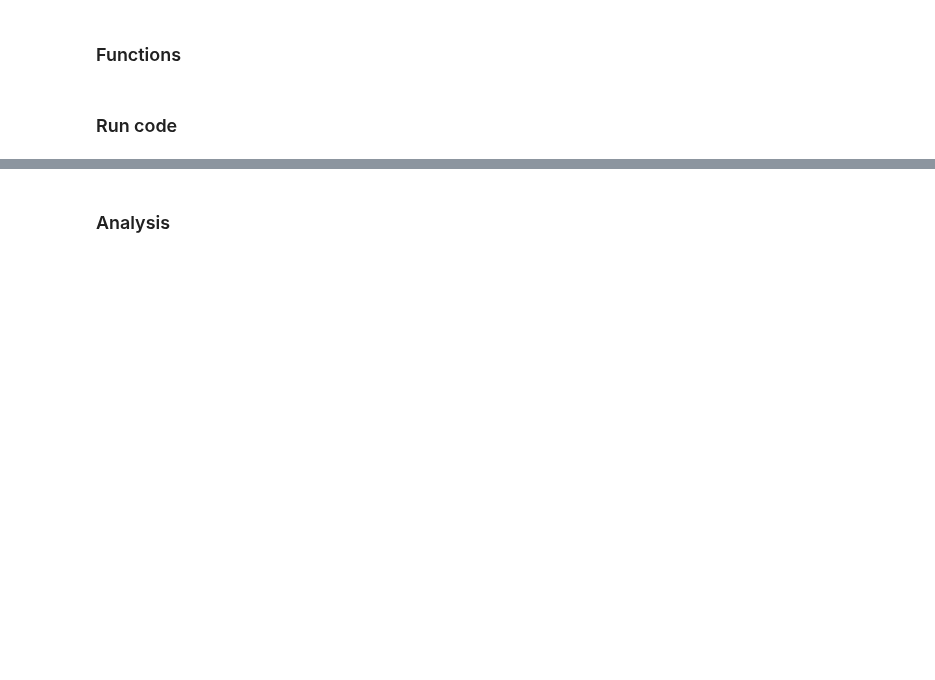
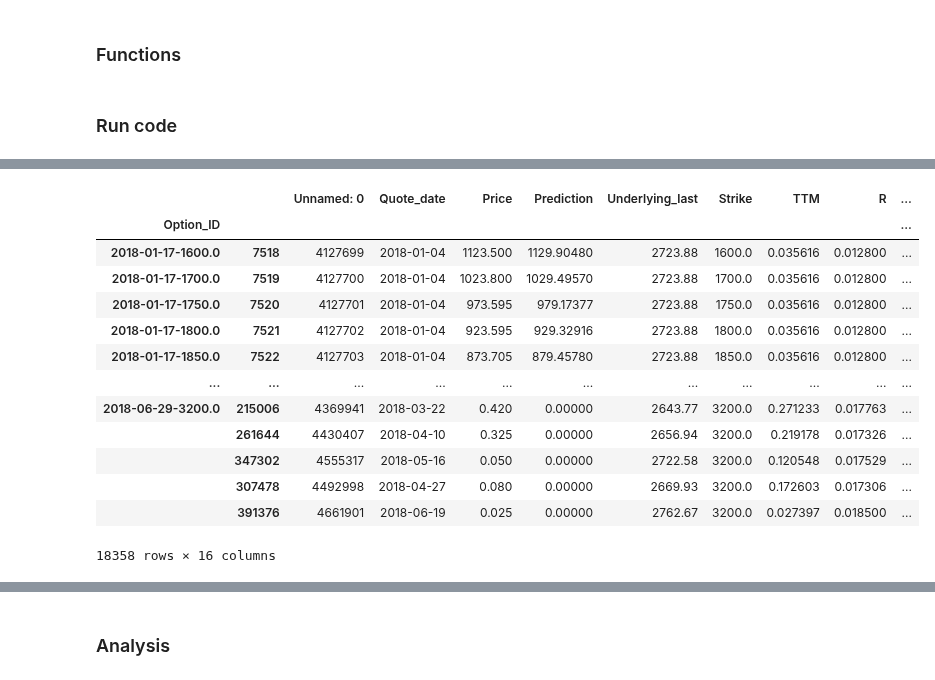
Before and after one commit to erlend-rygg/deep-learning-for-option-pricing, a Jupyter notebook: results_analysis/backtesting/backtesting_v9.1 - percent threshold.ipynb, the cells around one changed output, grey strips where cells are left out. Saved outputs shown, nothing was run; the diff lists cells and outputs as text; code cells hidden in the pictures; blank space fills up the shorter version.

```diff
--- a/results_analysis/backtesting/backtesting_v9.1 - percent threshold.ipynb
+++ b/results_analysis/backtesting/backtesting_v9.1 - percent threshold.ipynb
@@ -51,0 +54,3 @@ else:
+# %%
+df["TTM"] = df["TTM"] * 365
+display(df)
@@ -111,0 +138,28 @@ df = df.sort_values(['Quote_date', 'Expiry_date'])
+# %%
+if preparing_file:
+    unique_dates = df['Quote_date'].unique()
+
+    # Unique_dates to datetime
+
+
+    option_groups = df.groupby(['Option_ID'])
+
+    # Remove option groups if it has a date between it's first and last that is not in unique_dates
+    for option_id, option_group in option_groups:
+        group_first_date = option_group['Quote_date'].iloc[0]
+        group_last_date = option_group['Quote_date'].iloc[-1]
+
+        if group_first_date not in unique_dates or group_last_date not in unique_dates:
+            df = df.drop(option_group.index)
+            print("Dropped option group: ", option_id, " because it's first or last date is not in unique_dates")
+
+        # If every unique_dates between group_first_date and group_last_date is not in group, drop the group
+        dates_between = unique_dates[(unique_dates >= group_first_date) & (unique_dates <= group_last_date)]
+        if len(dates_between) != len(option_group['Quote_date'].unique()):
+            df = df.drop(option_group.index)
+            print("Dropped option group: ", option_id, " because it's missing dates between it's first and last date")
+
+
+        if len(option_group) < 2:
+            df = df.drop(option_group.index)
+            print("Dropped option group: ", option_id, " because it has less than 2 rows")
@@ -173,11 +237,9 @@ def trader(df, buy_signal, sell_signal, starting_balance, price_cap_lower, ttm_c
                 df.loc[(df['Option_ID'] == row['Option_ID']) & (df['Quote_date'] == row['Quote_date']), 'Position_this_opt'] = option_position
                 df.loc[(df['Option_ID'] == row['Option_ID']) & (df['Quote_date'] == row['Quote_date']), 'Balance'] = balance
 
+            # For the rows that are not buy, sell or expire, update the balance
             df.loc[(df['Quote_date'] == quote_date) & (df['Position_this_opt'] == 0), 'Balance'] = balance
 
-        # Print date and balance if quote_date is 1. january, 1. april, 1. july or 1. october
-        if quote_date.day == 1 or quote_date.day == 15:
-            print("On, {}, the balance is: {}".format(quote_date, balance))
     return df
 
 
@@ -194,6 +256,8 @@ def calculate_options_value(df):
 # %% [markdown]
 ### Run code
 # %%
+from pandas import to_datetime
+
 def print_results(df, starting_balance):
     print("Starting balance", starting_balance)
     print("Ending balance", df['Balance'].iloc[-1])
@@ -201,6 +265,8 @@ def print_results(df, starting_balance):
     profit = df['Balance'].iloc[-1] - starting_balance
     print("Profit", profit)
     print("Profit per trade", profit / df['Signal'].abs().sum())
+    # Convert the 'Quote_date' column to datetime
+    df['Quote_date'] = to_datetime(df['Quote_date'])
     print("Profit per day", profit / (df['Quote_date'].max() - df['Quote_date'].min()).days)
     num_days = (df['Quote_date'].max() - df['Quote_date'].min()).days
     print("Number of days", num_days)
@@ -251,0 +327,17 @@ if run_optimizing == False:
+# %%
+display(df)
+# %% [output]
+|  |  | Unnamed: 0 | Quote_date | Price | Prediction | Underlying_last | Strike | TTM | R | ... |
+| Option_ID |  |  |  |  |  |  |  |  |  | ... |
+| 2018-01-17-1600.0 | 7518 | 4127699 | 2018-01-04 | 1123.500 | 1129.90480 | 2723.88 | 1600.0 | 0.035616 | 0.012800 | ... |
+| 2018-01-17-1700.0 | 7519 | 4127700 | 2018-01-04 | 1023.800 | 1029.49570 | 2723.88 | 1700.0 | 0.035616 | 0.012800 | ... |
+| 2018-01-17-1750.0 | 7520 | 4127701 | 2018-01-04 | 973.595 | 979.17377 | 2723.88 | 1750.0 | 0.035616 | 0.012800 | ... |
+| 2018-01-17-1800.0 | 7521 | 4127702 | 2018-01-04 | 923.595 | 929.32916 | 2723.88 | 1800.0 | 0.035616 | 0.012800 | ... |
+| 2018-01-17-1850.0 | 7522 | 4127703 | 2018-01-04 | 873.705 | 879.45780 | 2723.88 | 1850.0 | 0.035616 | 0.012800 | ... |
+| ... | ... | ... | ... | ... | ... | ... | ... | ... | ... | ... |
+| 2018-06-29-3200.0 | 215006 | 4369941 | 2018-03-22 | 0.420 | 0.00000 | 2643.77 | 3200.0 | 0.271233 | 0.017763 | ... |
+|  | 261644 | 4430407 | 2018-04-10 | 0.325 | 0.00000 | 2656.94 | 3200.0 | 0.219178 | 0.017326 | ... |
+|  | 347302 | 4555317 | 2018-05-16 | 0.050 | 0.00000 | 2722.58 | 3200.0 | 0.120548 | 0.017529 | ... |
+|  | 307478 | 4492998 | 2018-04-27 | 0.080 | 0.00000 | 2669.93 | 3200.0 | 0.172603 | 0.017306 | ... |
+|  | 391376 | 4661901 | 2018-06-19 | 0.025 | 0.00000 | 2762.67 | 3200.0 | 0.027397 | 0.018500 | ... |
+18358 rows × 16 columns
```
Also changed, not shown: parts of 13 cells of this notebook, 1 other file.
